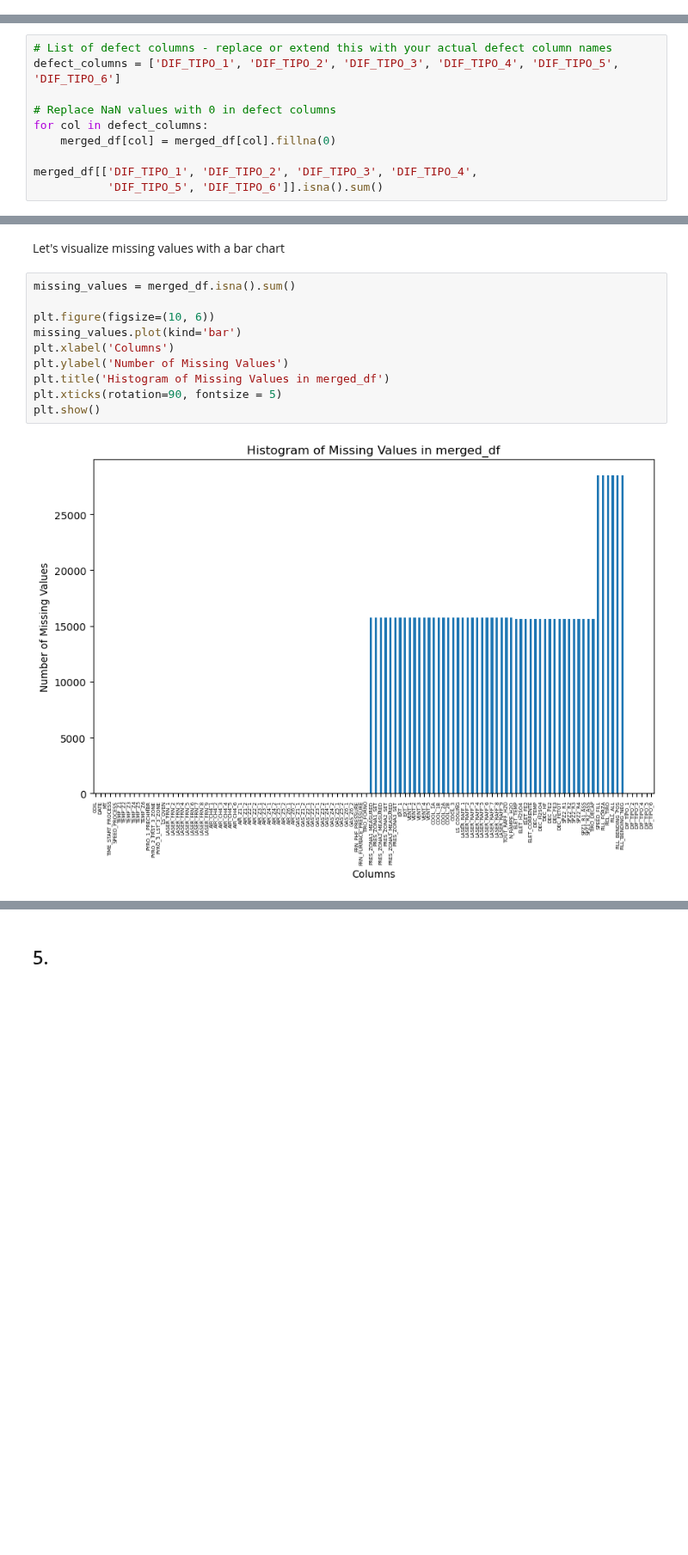
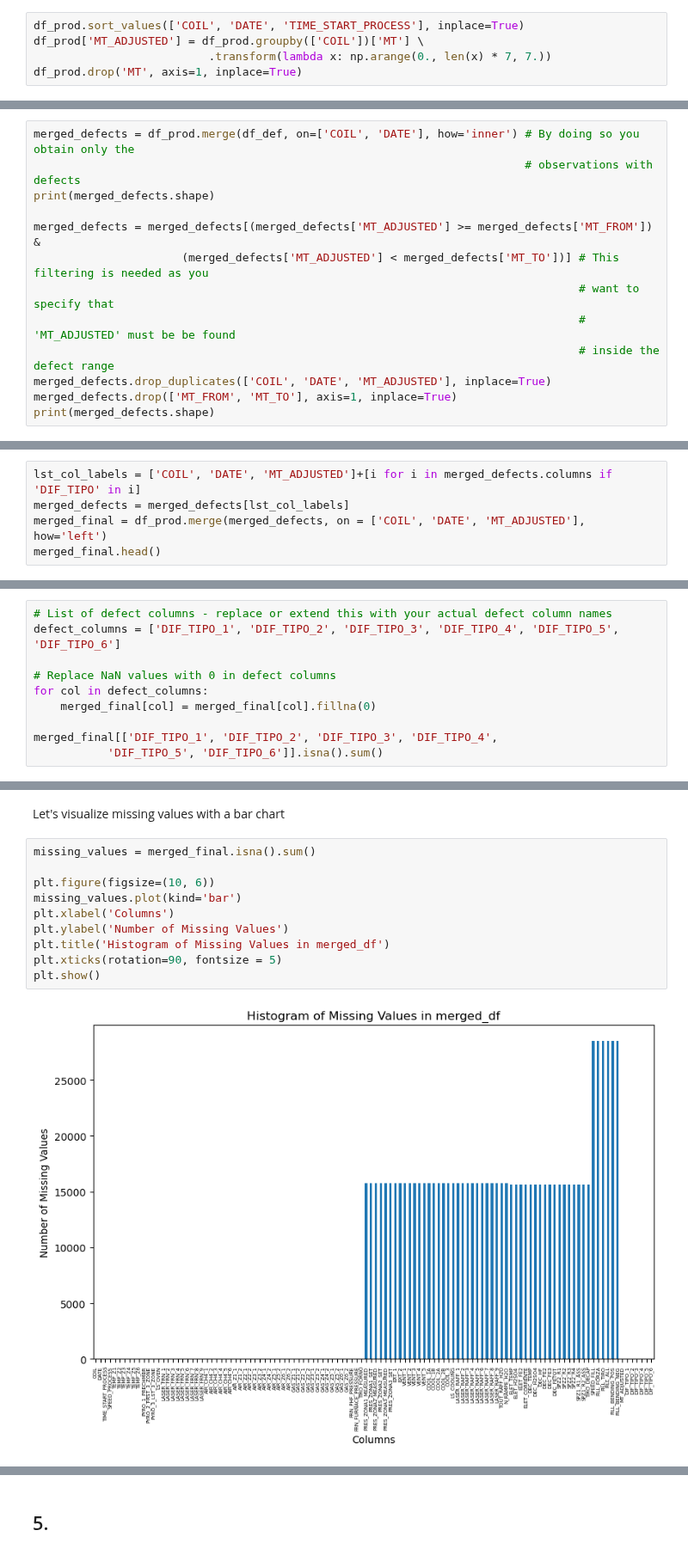
Before and after one commit to simoneassirelli/Machine-Learning-Fieldwork---G3, a Jupyter notebook: code.ipynb, the cells around one changed output, grey strips where cells are left out. Shown at 86% size. Saved outputs shown, nothing was run; the diff lists cells and outputs as text; blank space fills up the shorter version.

Commit message:
Update code.ipynb
Fixed 'MT' variable and merging procedure

```diff
--- a/code.ipynb
+++ b/code.ipynb
@@ -68,2 +71,7 @@ df_prod.describe()
+# %%
+df_prod.sort_values(['COIL', 'DATE', 'TIME_START_PROCESS'], inplace=True)
+df_prod['MT_ADJUSTED'] = df_prod.groupby(['COIL'])['MT'] \
+                          .transform(lambda x: np.arange(0., len(x) * 7, 7.))
+df_prod.drop('MT', axis=1, inplace=True)
 # %% [markdown]
 ## 2. Merging procedure
@@ -113,0 +80,13 @@ Length: 617, dtype: object
+# %%
+merged_defects = df_prod.merge(df_def, on=['COIL', 'DATE'], how='inner') # By doing so you obtain only the
+                                                                         # observations with defects
+print(merged_defects.shape)
+
+merged_defects = merged_defects[(merged_defects['MT_ADJUSTED'] >= merged_defects['MT_FROM']) &
+                      (merged_defects['MT_ADJUSTED'] < merged_defects['MT_TO'])] # This filtering is needed as you
+                                                                                 # want to specify that
+                                                                                 # 'MT_ADJUSTED' must be be found
+                                                                                 # inside the defect range
+merged_defects.drop_duplicates(['COIL', 'DATE', 'MT_ADJUSTED'], inplace=True)
+merged_defects.drop(['MT_FROM', 'MT_TO'], axis=1, inplace=True)
+print(merged_defects.shape)
@@ -113,0 +96,5 @@ Length: 617, dtype: object
+# %%
+lst_col_labels = ['COIL', 'DATE', 'MT_ADJUSTED']+[i for i in merged_defects.columns if 'DIF_TIPO' in i]
+merged_defects = merged_defects[lst_col_labels]
+merged_final = df_prod.merge(merged_defects, on = ['COIL', 'DATE', 'MT_ADJUSTED'], how='left')
+merged_final.head()
@@ -175,9 +137,9 @@ defect_columns = ['DIF_TIPO_1', 'DIF_TIPO_2', 'DIF_TIPO_3', 'DIF_TIPO_4', 'DIF_T
 
 # Replace NaN values with 0 in defect columns
 for col in defect_columns:
-    merged_df[col] = merged_df[col].fillna(0)
+    merged_final[col] = merged_final[col].fillna(0)
 
-merged_df[['DIF_TIPO_1', 'DIF_TIPO_2', 'DIF_TIPO_3', 'DIF_TIPO_4',
+merged_final[['DIF_TIPO_1', 'DIF_TIPO_2', 'DIF_TIPO_3', 'DIF_TIPO_4',
            'DIF_TIPO_5', 'DIF_TIPO_6']].isna().sum()
 # %% [output]
 DIF_TIPO_1    0
@@ -195,14 +157,14 @@ merged_df.isna().sum().sum()
 # %% [markdown]
 Let's visualize missing values with a bar chart
 # %%
-missing_values = merged_df.isna().sum()
+missing_values = merged_final.isna().sum()
 
 plt.figure(figsize=(10, 6))
 missing_values.plot(kind='bar')
 plt.xlabel('Columns')
 plt.ylabel('Number of Missing Values')
 plt.title('Histogram of Missing Values in merged_df')
 plt.xticks(rotation=90, fontsize = 5)
 plt.show()
 # %% [output]
-[figure, old version]
+[figure, new version]
```
Also changed, not shown: parts of 16 cells of this notebook.
